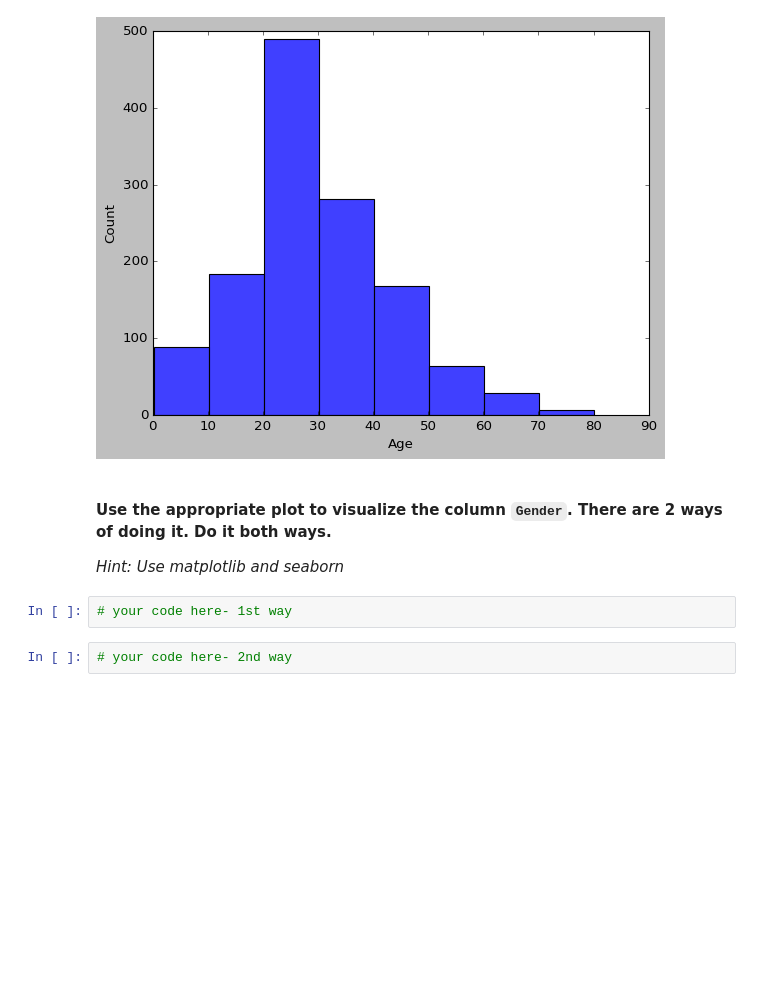
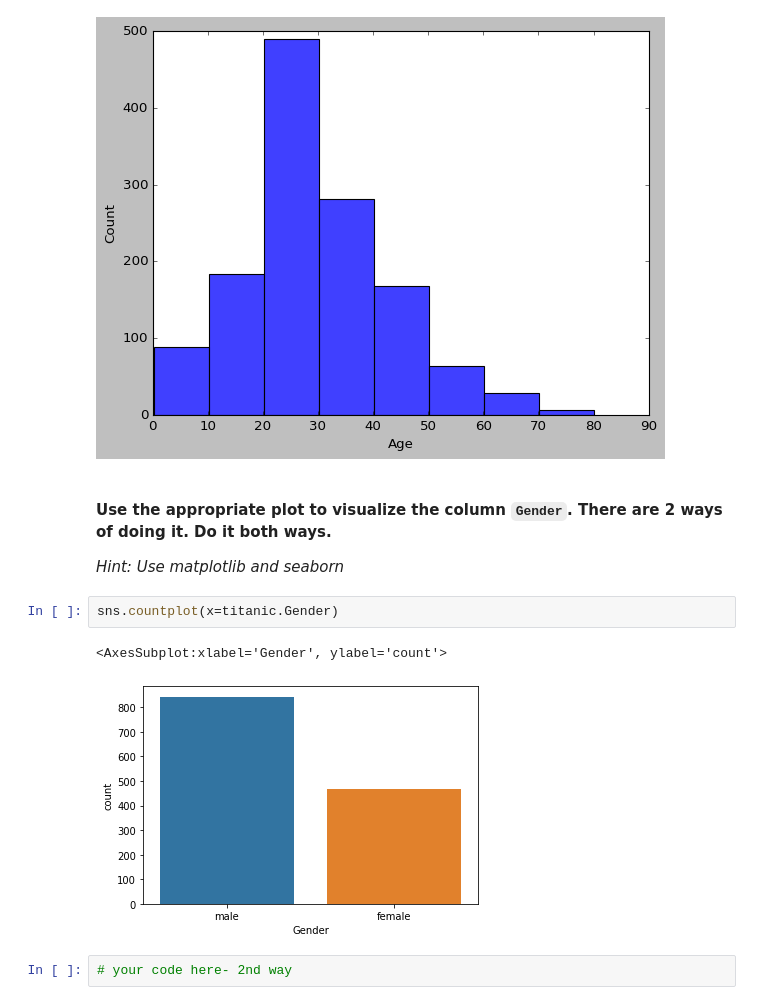
Before and after one commit to Ironhack-Data-Madrid-Enero-2021/lab-visualization-extra, a Jupyter notebook: challenge-2.ipynb, the cells around one changed output. Cells and saved outputs as stored; diff of their text form; blank space fills up the shorter version.

```diff
--- a/challenge-2.ipynb
+++ b/challenge-2.ipynb
@@ -85,8 +103,11 @@ sns.histplot(x=titanic.Age, binwidth=10)
 #### Use the appropriate plot to visualize the column `Gender`. There are 2 ways of doing it. Do it both ways.
 
 *Hint: Use matplotlib and seaborn*
-# %%
-# your code here- 1st way
+# %%
+sns.countplot(x=titanic.Gender)
+# %% [output]
+<AxesSubplot:xlabel='Gender', ylabel='count'>
+[figure, added]
 # %%
 # your code here- 2nd way
 # %% [markdown]
```
Also changed, not shown: parts of 5 cells of this notebook.
